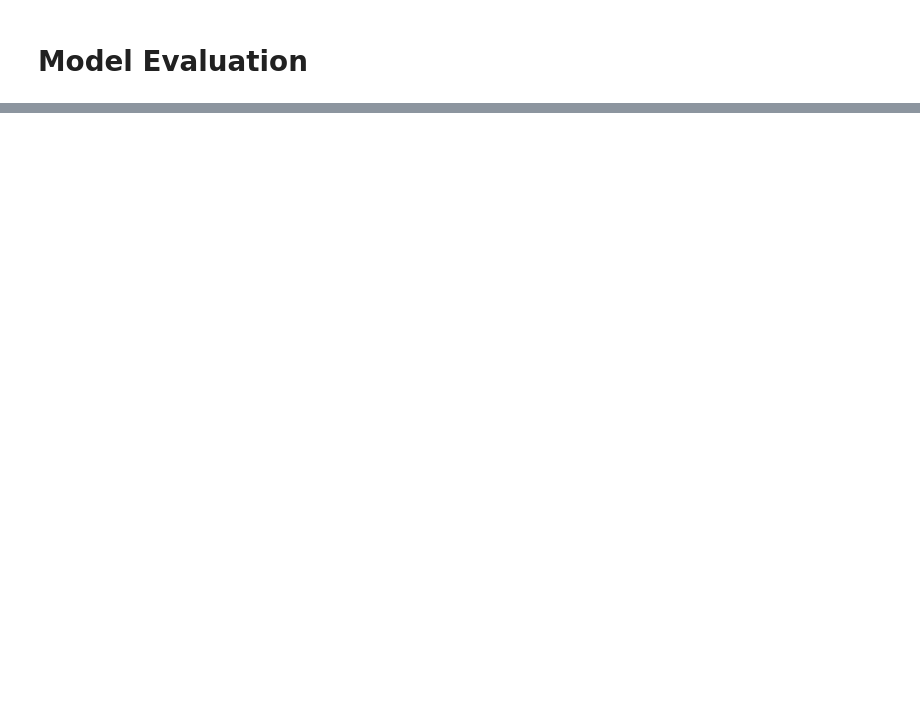
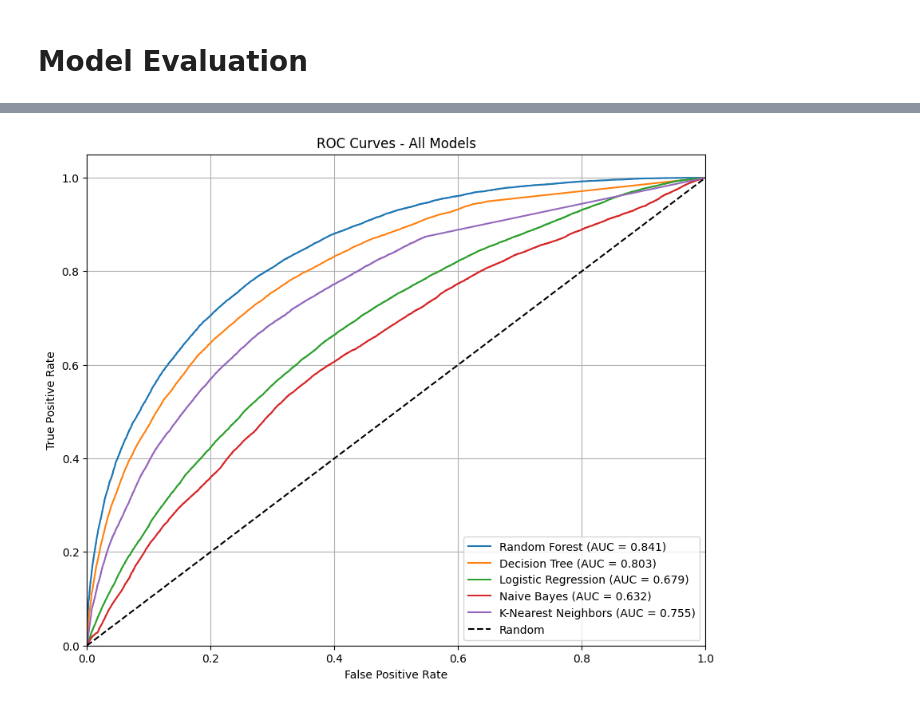
Before and after one commit to shakhbozmn/flight-delay-prediction, a Jupyter notebook: flight_delay_analysis.ipynb, the cells around one changed output, grey strips where cells are left out. Drawn from its saved outputs; the diff is of its cells as text; code cells hidden in the pictures; blank space fills up the shorter version.

```diff
--- a/flight_delay_analysis.ipynb
+++ b/flight_delay_analysis.ipynb
@@ -739,0 +833,14 @@ Best baseline model: Random Forest (F1: 0.5363)
+# %%
+total_optimization_time = sum(optimization_times.values())
+print(f"Total optimization time: {total_optimization_time:.2f} seconds")
+
+print("Optimization results:")
+for model in ['Random Forest', 'Decision Tree']:
+    baseline_f1 = baseline_cv_scores[model]
+    optimized_f1 = optimized_cv_scores[model]
+    improvement = optimized_f1 - baseline_f1
+    print(f"{model:20} | Baseline: {baseline_f1:.4f} | Optimized: {optimized_f1:.4f} | Gain: +{improvement:.4f}")
+
+print('-' *40)
+best_optimized = max(optimized_cv_scores.items(), key=lambda x: x[1])
+print(f"Best optimized model: {best_optimized[0]} (F1: {best_optimized[1]:.4f})")
@@ -745,24 +859,21 @@ from sklearn.metrics import classification_report, confusion_matrix, roc_auc_sco
 from sklearn.metrics import precision_recall_curve, f1_score, accuracy_score
 import matplotlib.pyplot as plt
 
-print("\n" + "="*80)
-print("MODEL EVALUATION ON TEST SET")
-print("="*80)
+# Evaluating all models on test set
+final_models = optimized_models
+evaluation_results = {}
 
-# Evaluate all models on test set
-test_results = {}
-
-for name, model in models.items():
+for name, model in optimized_models.items():
     # Predictions
     y_pred = model.predict(X_test)
     y_pred_proba = model.predict_proba(X_test)[:, 1]
 
-    # Calculate metrics
+    # Calculating metrics
     accuracy = accuracy_score(y_test, y_pred)
     f1 = f1_score(y_test, y_pred)
     roc_auc = roc_auc_score(y_test, y_pred_proba)
 
-    test_results[name] = {
+    evaluation_results[name] = {
         'accuracy': accuracy,
         'f1_score': f1,
         'roc_auc': roc_auc,
@@ -770,13 +881,14 @@ for name, model in models.items():
         'y_pred_proba': y_pred_proba
     }
 
-    print(f"\n{name} Results:")
+    print(f"{name} Results:")
     print(f"Accuracy: {accuracy:.4f}")
-    print(f"F1-Score: {f1:.4f}")
+    print(f"F1: {f1:.4f}")
     print(f"ROC-AUC: {roc_auc:.4f}")
+    print('-' *40)
 
-# Find best model
-best_model_name = max(test_results.keys(), key=lambda k: test_results[k]['f1_score'])
-print(f"\nBest Model: {best_model_name}")
-print(f"Best F1-Score: {test_results[best_model_name]['f1_score']:.4f}")
+# Finding the  best model
+best_model_name = max(evaluation_results.keys(), key=lambda k: evaluation_results[k]['f1_score'])
+print(f"Best Model: {best_model_name}")
+print(f"Best F1: {evaluation_results[best_model_name]['f1_score']:.4f}")
 # %% [output]
@@ -838,17 +964,19 @@ plt.show()
 # %%
 # ROC Curves for all models
 plt.figure(figsize=(10, 8))
 
-for name, results in test_results.items():
+for name, results in evaluation_results.items():
     fpr, tpr, _ = roc_curve(y_test, results['y_pred_proba'])
     plt.plot(fpr, tpr, label=f"{name} (AUC = {results['roc_auc']:.3f})")
 
 plt.plot([0, 1], [0, 1], 'k--', label='Random')
 plt.xlim([0.0, 1.0])
 plt.ylim([0.0, 1.05])
 plt.xlabel('False Positive Rate')
 plt.ylabel('True Positive Rate')
 plt.title('ROC Curves - All Models')
 plt.legend()
 plt.grid(True)
 plt.show()
+# %% [output]
+[figure, added]
```
Also changed, not shown: parts of 34 cells of this notebook.
